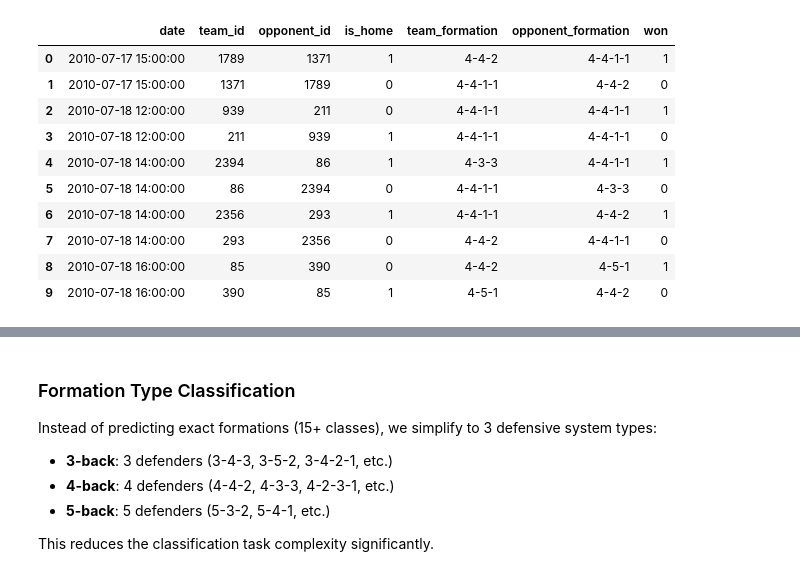
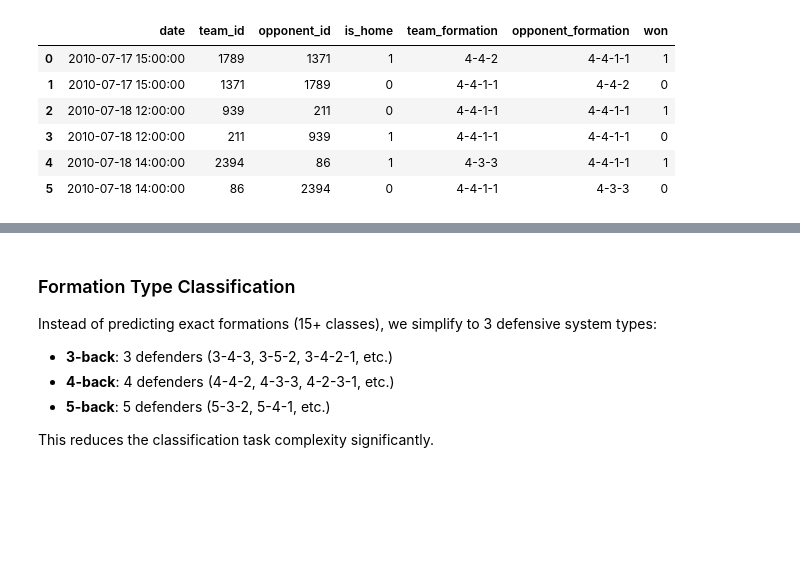
Before and after one commit to smithds546/Formation-predictor, a Jupyter notebook: Formation_predictor.ipynb, the cells around one changed output, grey strips where cells are left out. Cells and saved outputs as stored; diff of their text form; code cells hidden in the pictures; blank space fills up the shorter version.

```diff
--- a/Formation_predictor.ipynb
+++ b/Formation_predictor.ipynb
@@ -148,67 +142,29 @@ This teaches the model from both winning AND losing formations, making it more r
 # %%
-# Create winning formation records (both perspectives)
+# Step 3: Expand each match into two team-level records (winner + loser)
 records = []
 
-for idx, row in df_clean.iterrows():
-    match_date = row['date']
-    home_team_id = row['home_team_id']
-    away_team_id = row['away_team_id']
-    home_formation = row['home_formation']
-    away_formation = row['away_formation']
-    result = row['result']
+for _, row in df_clean.iterrows():
+    home_id   = row['home_team_id']
+    away_id   = row['away_team_id']
+    home_form = row['home_formation']
+    away_form = row['away_formation']
+    result    = row['result']
 
     if result == 'H':  # Home team won
-        # WINNING RECORD: Home team won with their formation
-        records.append({
-            'date': match_date,
-            'team_id': home_team_id,
-            'opponent_id': away_team_id,
-            'is_home': 1,
-            'team_formation': home_formation,
-            'opponent_formation': away_formation,
-            'won': 1
-        })
-
-        # LOSING RECORD: Away team lost with their formation
-        records.append({
-            'date': match_date,
-            'team_id': away_team_id,
-            'opponent_id': home_team_id,
-            'is_home': 0,
-            'team_formation': away_formation,
-            'opponent_formation': home_formation,
-            'won': 0
-        })
-
-    else:  # Away team won (result == 'A')
-        # WINNING RECORD: Away team won with their formation
-        records.append({
-            'date': match_date,
-            'team_id': away_team_id,
-            'opponent_id': home_team_id,
-            'is_home': 0,
-            'team_formation': away_formation,
-            'opponent_formation': home_formation,
-            'won': 1
-        })
-
-        # LOSING RECORD: Home team lost with their formation
-        records.append({
-            'date': match_date,
-            'team_id': home_team_id,
-            'opponent_id': away_team_id,
-            'is_home': 1,
-            'team_formation': home_formation,
-            'opponent_formation': away_formation,
-            'won': 0
-        })
+        records.append({'date': row['date'], 'team_id': home_id, 'opponent_id': away_id,
+                        'is_home': 1, 'team_formation': home_form, 'opponent_formation': away_form, 'won': 1})
+        records.append({'date': row['date'], 'team_id': away_id, 'opponent_id': home_id,
+                        'is_home': 0, 'team_formation': away_form, 'opponent_formation': home_form, 'won': 0})
+    else:              # Away team won
+        records.append({'date': row['date'], 'team_id': away_id, 'opponent_id': home_id,
+                        'is_home': 0, 'team_formation': away_form, 'opponent_formation': home_form, 'won': 1})
+        records.append({'date': row['date'], 'team_id': home_id, 'opponent_id': away_id,
+                        'is_home': 1, 'team_formation': home_form, 'opponent_formation': away_form, 'won': 0})
 
 df_clean = pd.DataFrame(records).reset_index(drop=True)
 
-print(f"Dataset expanded to include both winning and losing perspectives:")
-print(f"  Total records: {len(df_clean)}")
+print(f"Expanded dataset: {len(df_clean)} records")
 print(f"  Winning records: {df_clean['won'].sum()}")
-print(f"  Losing records: {(1 - df_clean['won']).sum()}")
-print(f"\nFirst 10 rows:")
-df_clean.head(10)
+print(f"  Losing records:  {(1 - df_clean['won']).sum()}")
+df_clean.head(6)
 # %% [output]
@@ -221,12 +174,8 @@ First 10 rows:
 |  | date | team_id | opponent_id | is_home | team_formation | opponent_formation | won |
 | 0 | 2010-07-17 15:00:00 | 1789 | 1371 | 1 | 4-4-2 | 4-4-1-1 | 1 |
 | 1 | 2010-07-17 15:00:00 | 1371 | 1789 | 0 | 4-4-1-1 | 4-4-2 | 0 |
 | 2 | 2010-07-18 12:00:00 | 939 | 211 | 0 | 4-4-1-1 | 4-4-1-1 | 1 |
 | 3 | 2010-07-18 12:00:00 | 211 | 939 | 1 | 4-4-1-1 | 4-4-1-1 | 0 |
 | 4 | 2010-07-18 14:00:00 | 2394 | 86 | 1 | 4-3-3 | 4-4-1-1 | 1 |
 | 5 | 2010-07-18 14:00:00 | 86 | 2394 | 0 | 4-4-1-1 | 4-3-3 | 0 |
-| 6 | 2010-07-18 14:00:00 | 2356 | 293 | 1 | 4-4-1-1 | 4-4-2 | 1 |
-| 7 | 2010-07-18 14:00:00 | 293 | 2356 | 0 | 4-4-2 | 4-4-1-1 | 0 |
-| 8 | 2010-07-18 16:00:00 | 85 | 390 | 0 | 4-4-2 | 4-5-1 | 1 |
-| 9 | 2010-07-18 16:00:00 | 390 | 85 | 1 | 4-5-1 | 4-4-2 | 0 |
 # %% [markdown]
```
Also changed, not shown: parts of 65 cells of this notebook.
